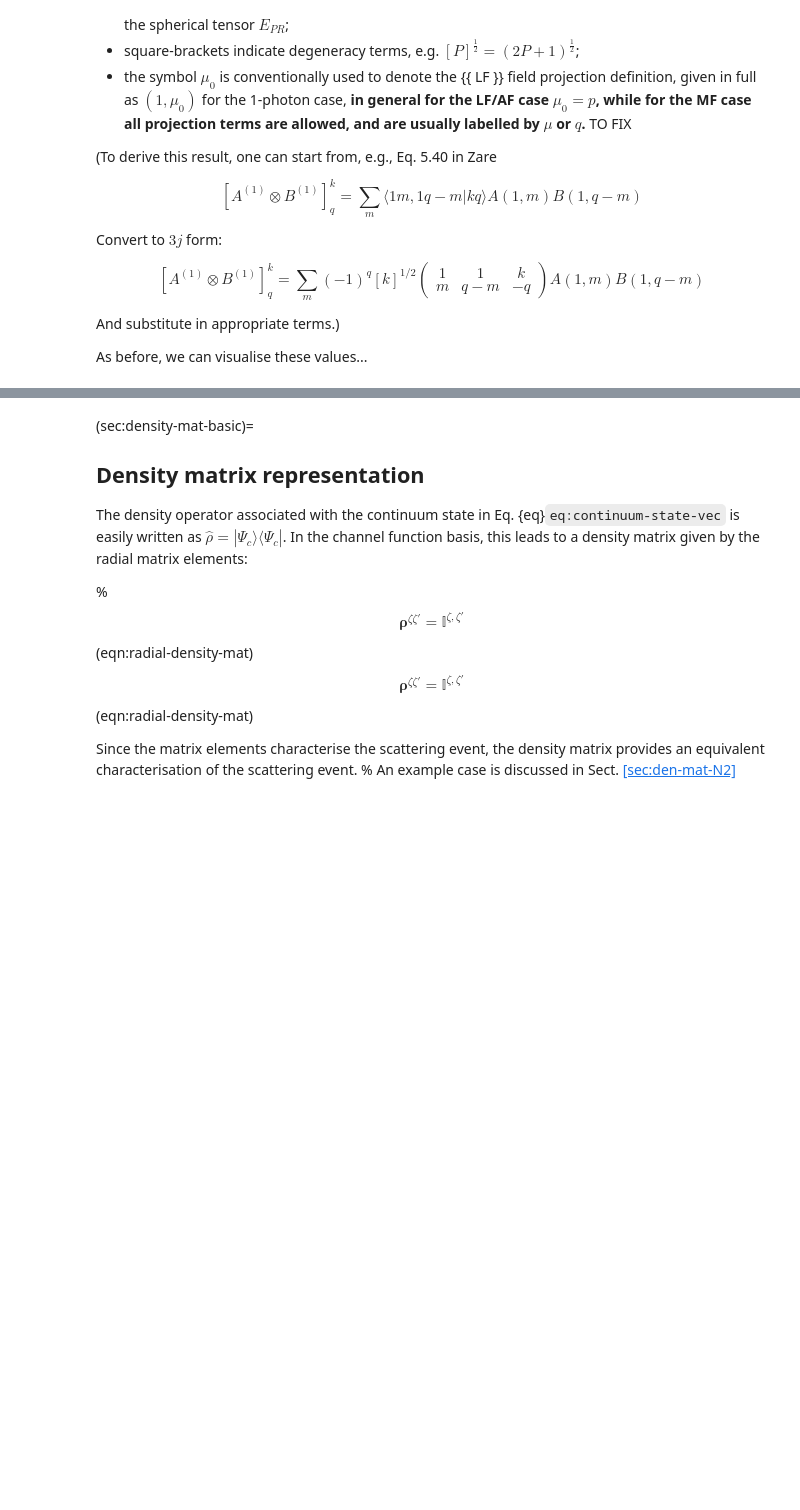
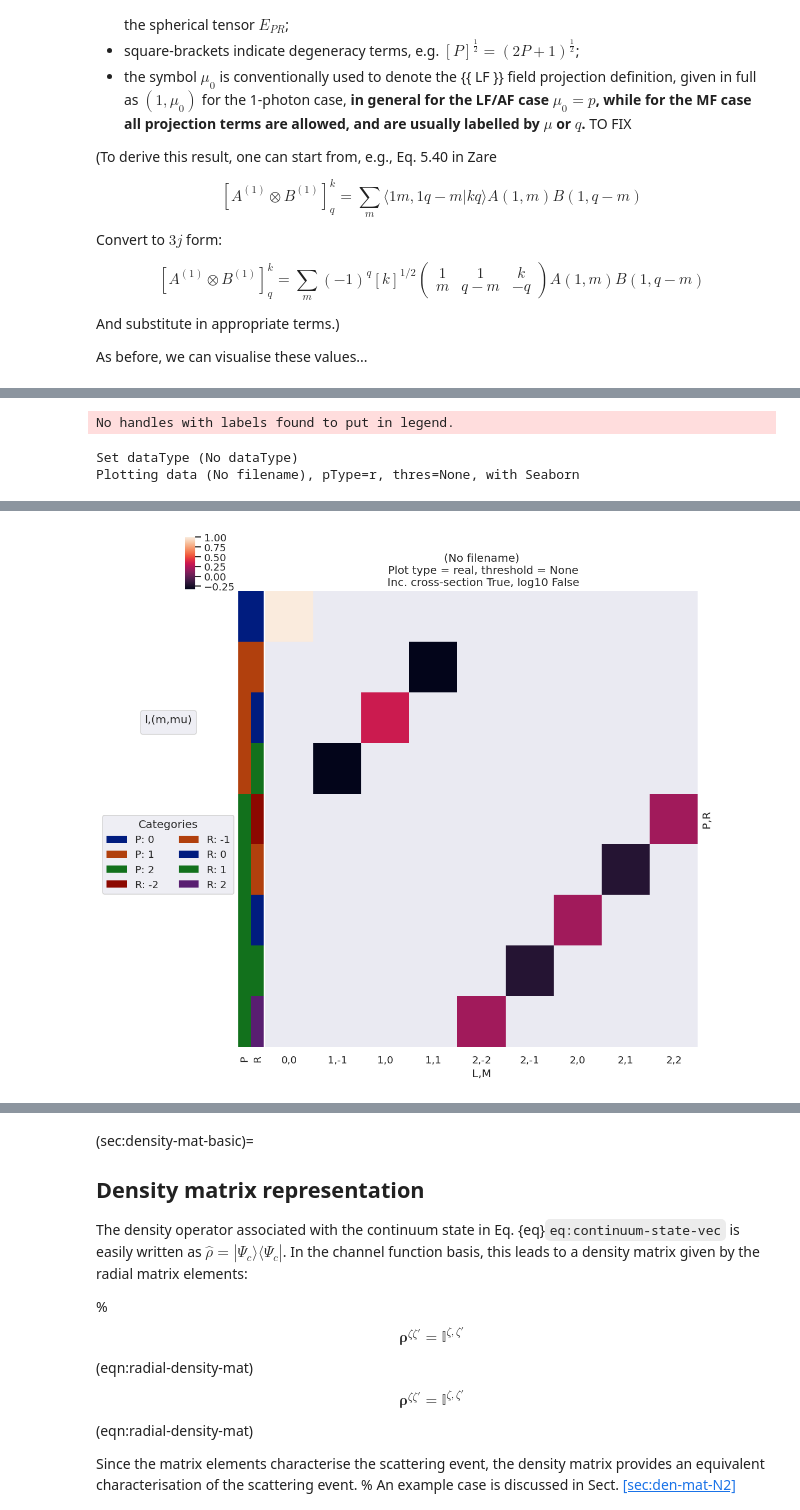
Before and after one commit to phockett/Quantum-Metrology-with-Photoelectrons-Vol3, a Jupyter notebook: doc-source/part1/theory_tensor_formalism_201122.ipynb, the cells around one changed output, grey strips where cells are left out. Cells and saved outputs as stored; diff of their text form; code cells hidden in the pictures; blank space fills up the shorter version.

Commit message:
Updates to 200123, build OK and also currently deployed version.

```diff
--- a/doc-source/part1/theory_tensor_formalism_201122.ipynb
+++ b/doc-source/part1/theory_tensor_formalism_201122.ipynb
@@ -668,0 +750,53 @@ Plotting data (No filename), pType=r, thres=0.01, with Seaborn
+# %%
+#*** Set range of ADMs for test as time-dependent values - single call
+# AKQS = ep.setADMs(ADMs = [[0,0,0,1,1,1,1],
+#                           [2,0,0,0,0.5,1,1],
+#                           [4,0,0,0,0,0,0.3]])  #, t=[0,1,2])    # Nested list or np.array OK.
+# AKQS = ep.setADMs(ADMs = np.array([[0,0,0,1,1],[2,0,0,0,0.5]]), t=[0,1])
+
+#*** Alternative form with ADM inds separate
+# ADMinds = np.array([[0,0,0],[2,0,0],[4,0,0]])
+# AKQS = ep.setADMs(ADMs = np.stack((np.ones(4),np.linspace(0,1,4),np.linspace(0,0.2,4))),
+#                   KQSLabels=ADMinds)
+
+
+# For computation set ADMs and EPR term first.
+# Note that delta term is independent of the absolute values of the ADMs(t), but does use this term to define limits on some quantum numbers.
+
+#*** Neater version
+# Set ADMs for increasing alignment...
+tPoints = 10
+inputADMs = [[0,0,0, *np.ones(tPoints)],     # * np.sqrt(4*np.pi)],  # Optional multiplier for normalisation
+             [2,0,0, *np.linspace(0,1,tPoints)],
+             [4,0,0, *np.linspace(0,0.5,tPoints)],
+             [6,0,0, *np.linspace(0,0.3,tPoints)],
+             [8,0,0, *np.linspace(0,0.2,tPoints)]]
+
+AKQS = ep.setADMs(ADMs = inputADMs)  # TODO WRAP TO CLASS (IF NOT ALREADY!)
+
+
+#*** Plot ADMs
+# daPlot, daPlotpd, legendList, gFig = ep.lmPlot(AKQS, xDim = 't', pType = 'r', squeeze = False, thres=None, cmap='vlag')  # Note squeeze = False required for 1D case (should add this to code!)
+# daPlotpd
+
+# Example alignment term, assuming all other terms allow/unity valued.
+
+# Use default EPR term - note this computes for all pol states, p=[-1,0,1]
+EPR = ep.geomCalc.EPR(form='xarray')
+
+# Compute alignment terms
+AFterm, DeltaTerm = ep.geomCalc.deltaLMKQS(EPR, AKQS)
+
+#*** Plot Delta term with subselections
+# xDim = {'KQ':['K','Q']}
+xDim = {'LM':['L','M']}
+daPlot, daPlotpd, legendList, gFig = ep.lmPlot(DeltaTerm.sel(K=0,Q=0,S=0,Rp=0).sel({'S-Rp':0}), xDim = xDim, pType = 'r', squeeze = False, thres=None) #, cmap='vlag') # , fillna=True)  # Note squeeze = False required for 1D case (should add this to code!)
+# daPlotpd.fillna('')
+
+# Glue versions for JupyterBook output
+glue("deltaTerm000-lmPlot", gFig.fig, display=False)
+glue("deltaTerm000-tab",daPlotpd.fillna(''), display=False)  # As above, but with PD object return and glue.
+# %% [output]
+No handles with labels found to put in legend.
+Set dataType (No dataType)
+Plotting data (No filename), pType=r, thres=None, with Seaborn
@@ -668,0 +805 @@ Plotting data (No filename), pType=r, thres=0.01, with Seaborn
+[figure, added]
```
Also changed, not shown: parts of 28 cells of this notebook, 8 other files.
